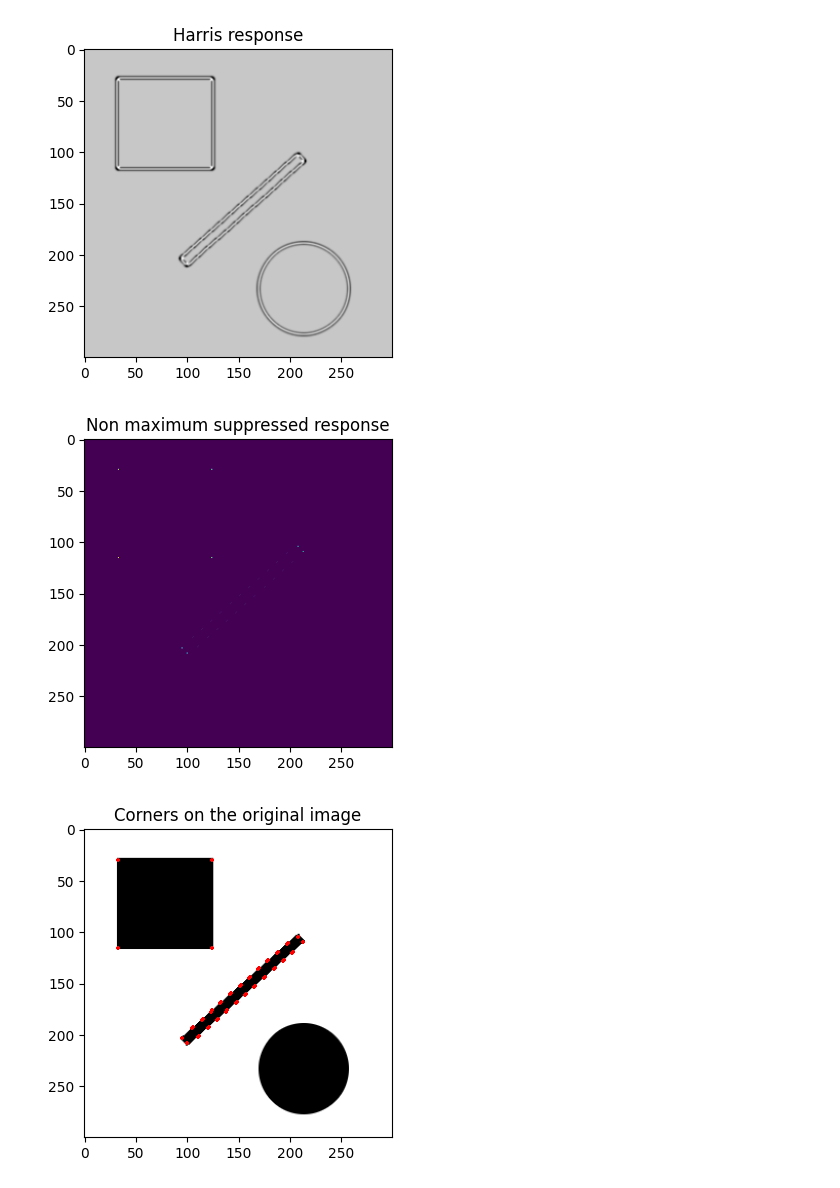
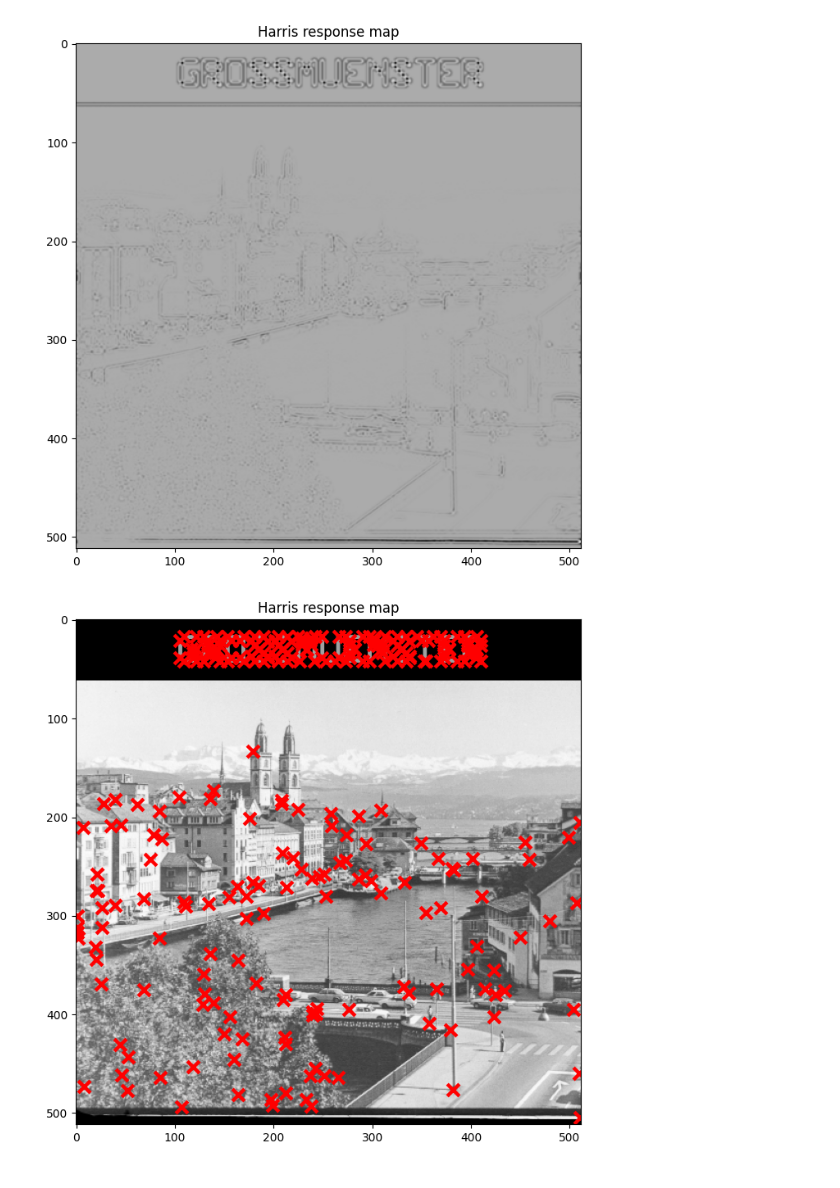
Before and after one commit to MurphLaws/Exp, a Jupyter notebook: IVP/TP1-Image.ipynb, the cells around one changed output. Saved outputs shown, nothing was run; the diff lists cells and outputs as text; code cells hidden in the pictures.

Commit message:
Added non-maximum supression

```diff
--- a/IVP/TP1-Image.ipynb
+++ b/IVP/TP1-Image.ipynb
@@ -120,8 +124,6 @@ def get_autocorr_matrix(i, j, Ix2, Iy2, Ixy):
     A = np.array([[Ix2_ij, Ixy_ij], [Ixy_ij, Iy2_ij]])
     return A
 
-
-
 # Implement the Harris response function at base pixel (i,j)
 
 def get_harris_response(i, j, Ix2, Iy2, Ixy, k=0.2):
@@ -131,9 +133,7 @@ def get_harris_response(i, j, Ix2, Iy2, Ixy, k=0.2):
     R = det - k * trace**2
     return R
 
-
-# Compute the Harris response for all pixels
-
+# Compute the Harris response for all pixel
 def get_harris_response_map(Ix2, Iy2, Ixy):
     height, width = Ix2.shape
     R = np.zeros((height, width))
@@ -147,9 +147,13 @@ def get_harris_response_map(Ix2, Iy2, Ixy):
 R = get_harris_response_map(Ix2_smooth, Iy2_smooth, Ixy_smooth)
 
 
-display_image(R, as_gray=True, title='Harris response')
+
+plt.figure(figsize=(17, 8))
+plt.imshow(R, cmap='gray')
+plt.title('Harris response map')
+plt.show()
 # %% [output]
-[figure, old version]
+[figure, new version]
 # %%
 
 #Define a funciton fro checking is a pixel is a local maximum in his neightborhood of 9 pixels on an image
@@ -161,47 +165,41 @@ def is_local_maximum(i, j, R, radius=1):
             if (i+k) >= 0 and (i+k) < height and (j+l) >= 0 and (j+l) < width:
                 if R[i,j] < R[i+k,j+l]:
                     return False
     return True
 
 ##is_local_maximum TESTING
 
 im_test = np.zeros((10,10))
 im_test[3:7, 3:7] = 1
 
 
 assert is_local_maximum(3, 3, im_test, radius=1) == True
 assert is_local_maximum(3, 2, im_test, radius=2) == False
 
 
 
 #Implement non maximum suppression using is_local_maximum and a threshold theta
 
-def non_maximum_suppression(R, theta=10000):
+def non_maximum_suppression(R, theta=100000):
     height, width = R.shape
     R_nms = np.zeros((height, width))
     for i in range(height):
         for j in range(width):
             if R[i,j] > theta and is_local_maximum(i, j, R):
-                R_nms[i,j] = R[i,j]
+                R_nms[i,j] = 1#R[i,j]
     return R_nms
 
 
-#print the non maximum suppressed response map for theta = 0.01 and scale the image to 2 times the original size
+#Plot the result of non maximum suppression with red x markers on the original image
 
-corners = non_maximum_suppression(R)
-display_image(corners, title='Non maximum suppressed response')
+R_nms = non_maximum_suppression(R, theta=100000)
+plt.figure(figsize=(17, 8))
+plt.imshow(I, cmap='gray')
+plt.scatter(np.nonzero(R_nms)[1], np.nonzero(R_nms)[0], s=5, c='r', marker='x', linewidths=15)
+plt.title('Harris response map')
+plt.show()
 
 
-
-#Plot the corners on the original image
-
-def plot_corners(I, corners):
-    plt.figure(figsize=(9,4))
-    plt.imshow(I, cmap='gray')
-    plt.scatter(np.nonzero(corners)[1], np.nonzero(corners)[0], s=5, c='r', marker='+')
-    plt.title('Corners on the original image')
-
-plot_corners(I, corners)
+#
 # %% [output]
-[figure, old version]
+[figure, new version]
-[figure, removed]
```
Also changed, not shown: parts of 2 cells of this notebook, 2 other files.
